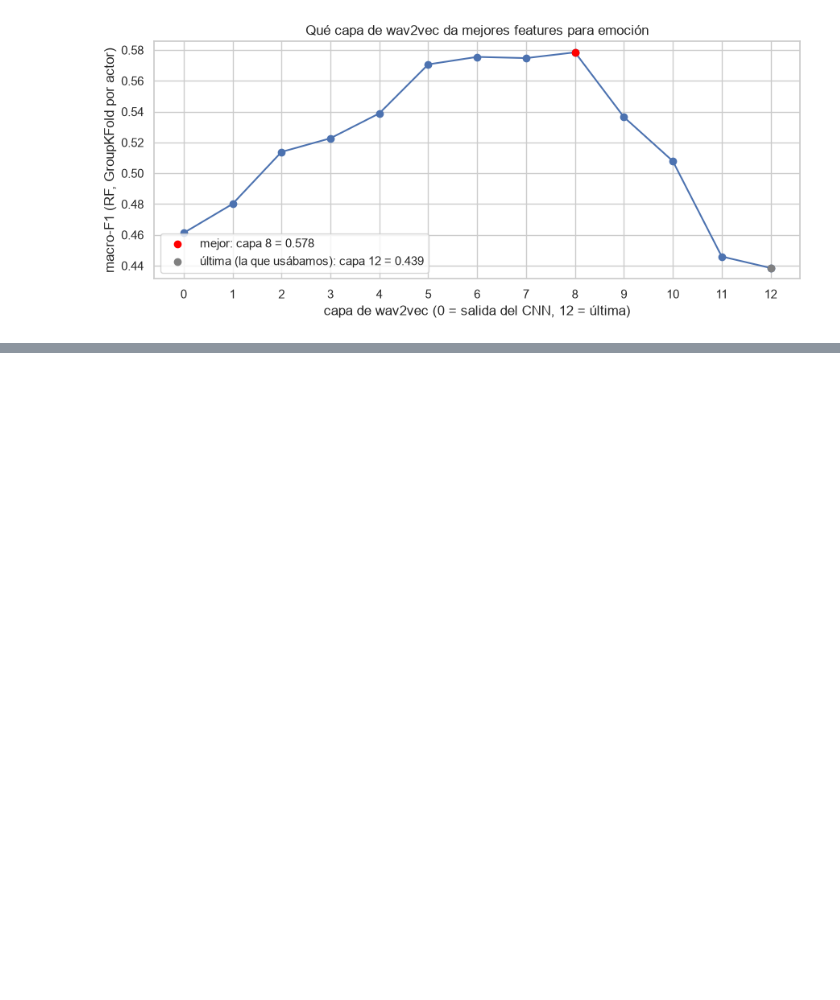
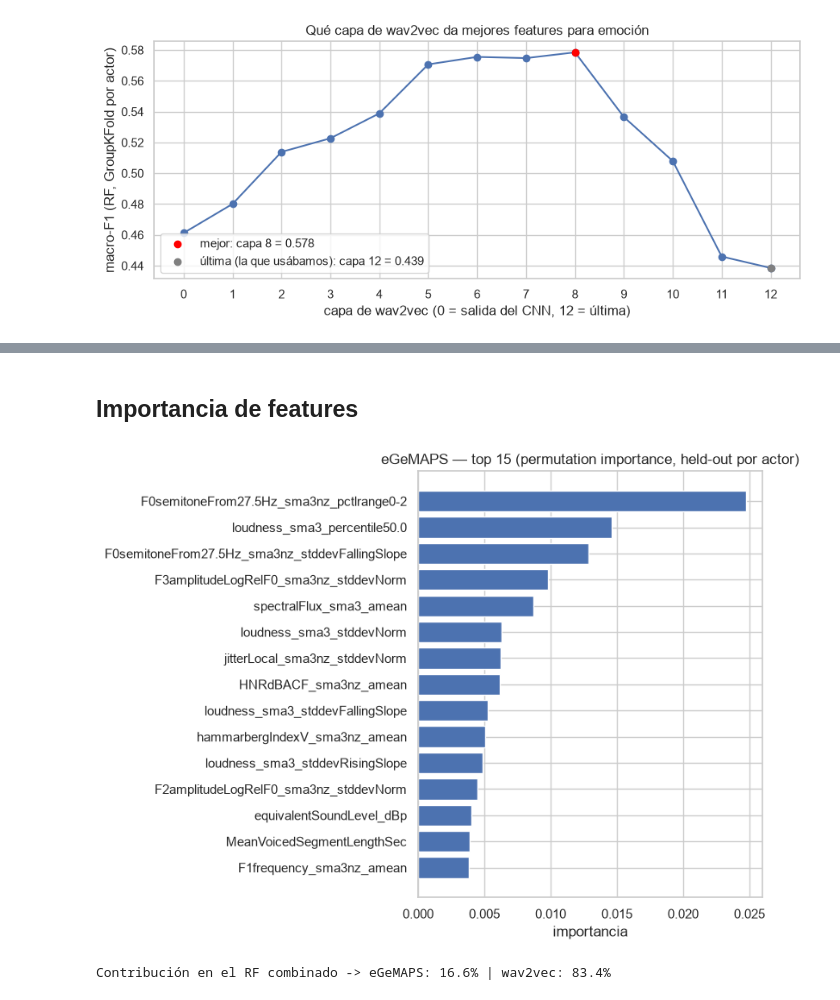
Before and after one commit to BautyGarcia/Gobbie, a Jupyter notebook: notebooks/main.ipynb, the cells around one changed output, grey strips where cells are left out. Saved outputs shown, nothing was run; the diff lists cells and outputs as text; code cells hidden in the pictures; blank space fills up the shorter version.

```diff
--- a/notebooks/main.ipynb
+++ b/notebooks/main.ipynb
@@ -322,0 +293,17 @@ fig.tight_layout(); fig.savefig(REPORTS_DIR / "wav2vec_layer_sweep.png", dpi=110
+# %% [markdown]
+## Importancia de features
+# %%
+imp = pd.read_parquet(config.PROCESSED_DIR / "egemaps_perm_importance.parquet")
+contrib = json.load(open(config.PROCESSED_DIR / "contribution.json"))
+
+fig, ax = plt.subplots(figsize=(8, 6))
+top15 = imp.head(15).iloc[::-1]
+ax.barh(top15["feature"], top15["importance"])
+ax.set_title("eGeMAPS — top 15 (permutation importance, held-out por actor)")
+ax.set_xlabel("importancia")
+fig.tight_layout(); fig.savefig(REPORTS_DIR / "egemaps_importance.png", dpi=110, bbox_inches="tight"); plt.show()
+
+print(f"Contribución en el RF combinado -> eGeMAPS: {contrib['egemaps_share']:.1%} | wav2vec: {contrib['wav2vec_share']:.1%}")
+# %% [output]
+[figure, added]
+Contribución en el RF combinado -> eGeMAPS: 16.6% | wav2vec: 83.4%
```
Also changed, not shown: parts of 27 cells of this notebook, 1 other file.
